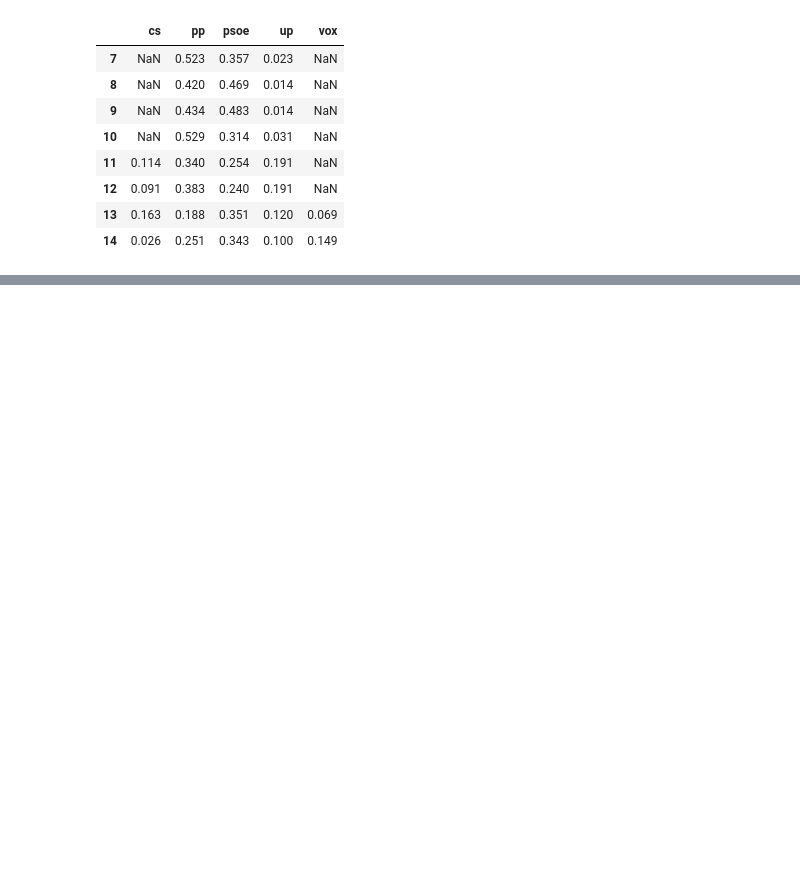
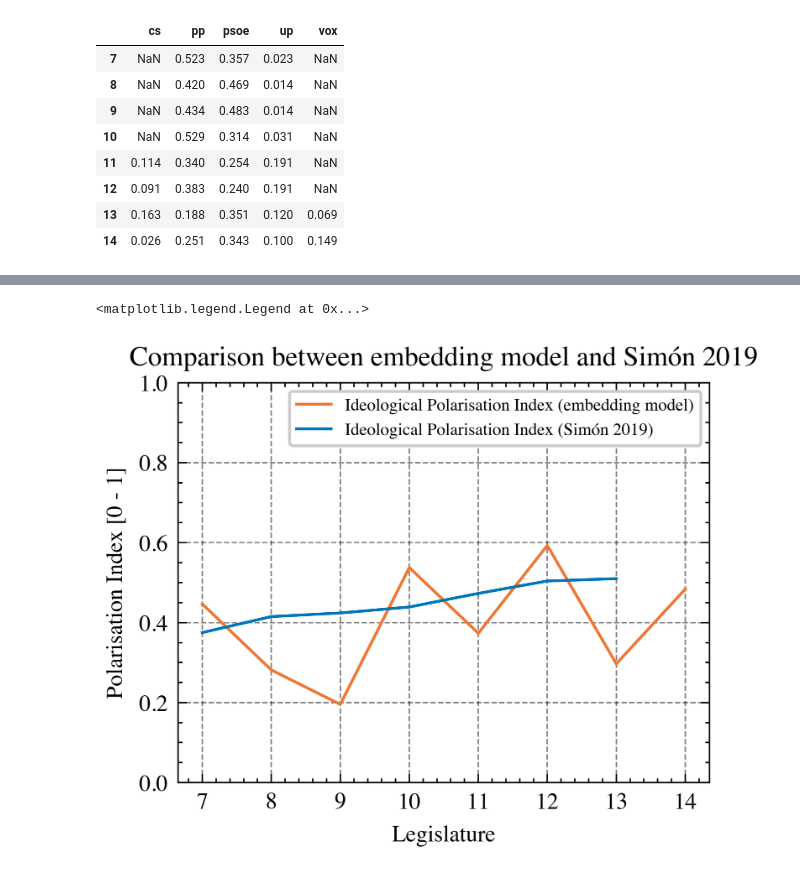
Before and after one commit to dibuja/polarisation-nlp, a Jupyter notebook: notebooks/discussion.ipynb, the cells around one changed output, grey strips where cells are left out. Drawn from its saved outputs; the diff is of its cells as text; code cells hidden in the pictures; blank space fills up the shorter version.

```diff
--- a/notebooks/discussion.ipynb
+++ b/notebooks/discussion.ipynb
@@ -215,0 +306,16 @@ plt.plot(idx, pol_index)
+# %%
+fig, ax = plt.subplots()
+
+ax.plot(idx, pol_index, label='Ideological Polarisation Index (embedding model)')
+ax.plot(simon * 0.1, label= 'Ideological Polarisation Index (Simón 2019)')
+
+ax.set(title='Comparison between embedding model and Simón 2019',
+       ylabel='Polarisation Index [0 - 1]',
+       xlabel='Legislature',
+       yticks=[0, .2, .4, .6, .8, 1],
+       xticks=[7, 8, 9, 10, 11, 12, 13, 14])
+
+ax.legend(fontsize=6)
+# %% [output]
+<matplotlib.legend.Legend at 0x...>
+[figure, added]
```
Also changed, not shown: parts of 14 cells of this notebook, 7 other files.
